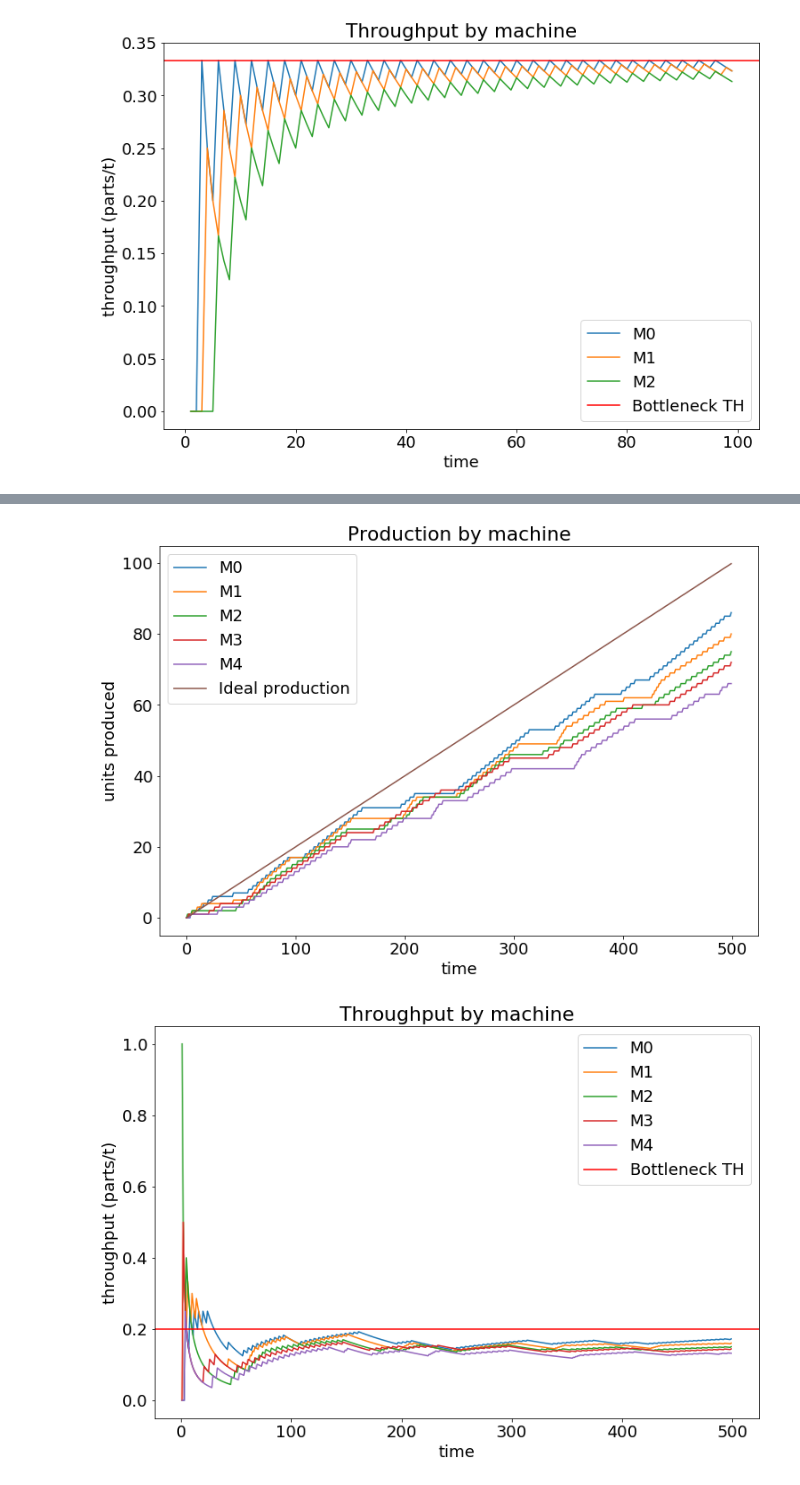
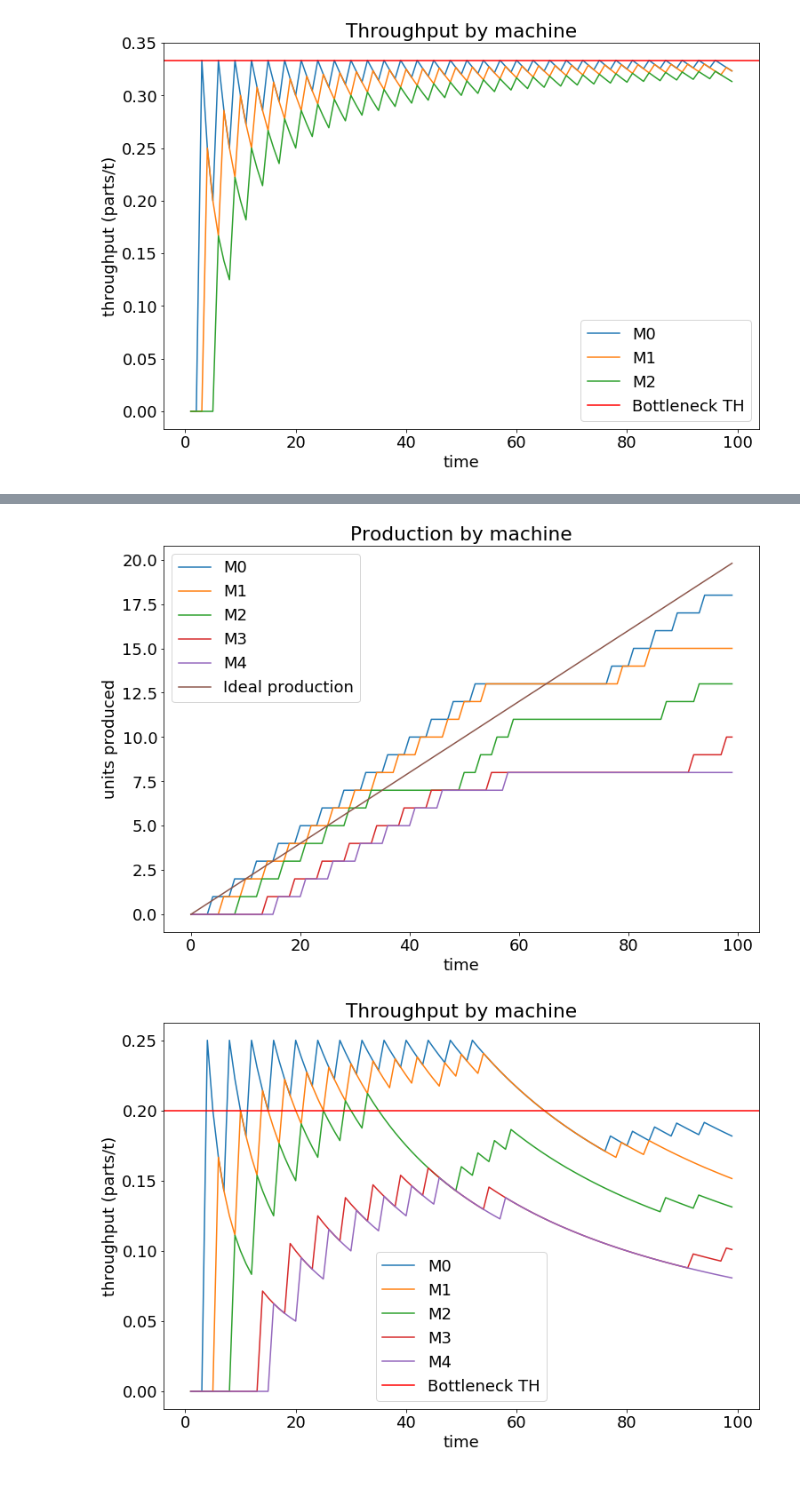
Before and after one commit to m-hoff/simantha, a Jupyter notebook: maintsim_example.ipynb, the cells around one changed output, grey strips where cells are left out. Cells and saved outputs as stored; diff of their text form; code cells hidden in the pictures.

```diff
--- a/maintsim_example.ipynb
+++ b/maintsim_example.ipynb
@@ -64,11 +64,11 @@ plt.show()
 # %%
 five_machine_line = maintsim.SimulationParameters(
     process_times = [4, 2, 3, 5, 2],
-    sim_time = 500,
+    sim_time = 100,
 
     buffer_sizes = [2]*5,
 
-    degradation = [0.9]*5,
+    degradation = [0.85]*5,
 
     maint_policy = 'CM',
     repair_dist = 'uniform',
@@ -78,7 +78,7 @@ five_machine_line = maintsim.SimulationParameters(
 
     cm_cost = 100,
 
-    warmup_time = 1000)
+    warmup_time = 0)
 
 scenario2 = maintsim.Scenario(five_machine_line)
 
@@ -117,27 +119,27 @@ scenario2.production_data.loc[0:10,:]
 # %%
 plt.figure(figsize=(12,8))
 for m in range(scenario2.p.NUM_MACHINES):
-    plt.plot(scenario2.production_data.iloc[1000:,m], label='M{}'.format(m))
-plt.plot(scenario2.production_data['Ideal production'][1000:])
+    plt.plot(scenario2.production_data.iloc[0:,m], label='M{}'.format(m))
+plt.plot(scenario2.production_data['Ideal production'][0:])
 plt.title('Production by machine')
 plt.xlabel('time')
 plt.ylabel('units produced')
 plt.legend()
 plt.show()
 # %% [output]
-[figure, old version]
+[figure, new version]
 # %%
 plt.figure(figsize=(12,8))
 for m in range(scenario2.p.NUM_MACHINES):
-    plt.plot(scenario2.production_data.iloc[1000:,5+m], label='M{}'.format(m))
+    plt.plot(scenario2.production_data.iloc[0:,5+m], label='M{}'.format(m))
 plt.axhline(1/max(scenario2.p.PROCESS_TIMES), c='red', label='Bottleneck TH')
 plt.title('Throughput by machine')
 plt.xlabel('time')
 plt.ylabel('throughput (parts/t)')
 plt.legend()
 plt.show()
 # %% [output]
-[figure, old version]
+[figure, new version]
 # %%
 scenario2.maintenance_data[scenario2.maintenance_data['time'] >= 0]
 # %% [output]
```
Also changed, not shown: parts of 11 cells of this notebook, 18 other files.
